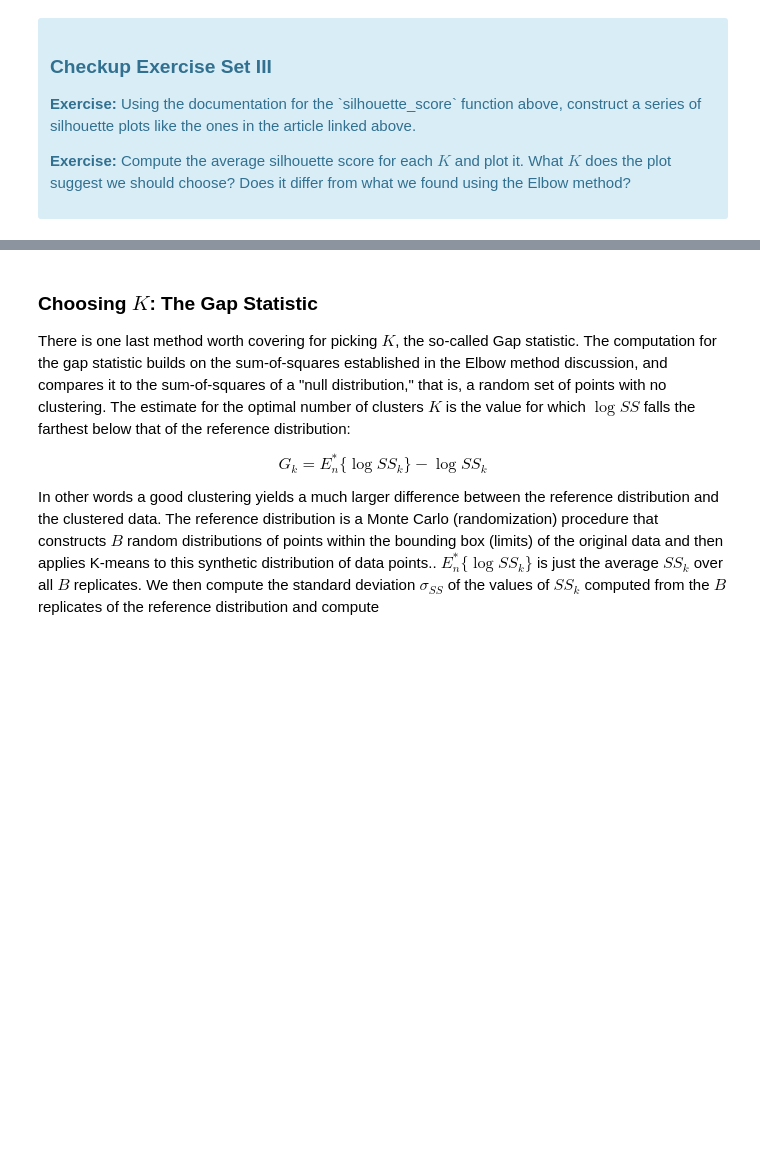
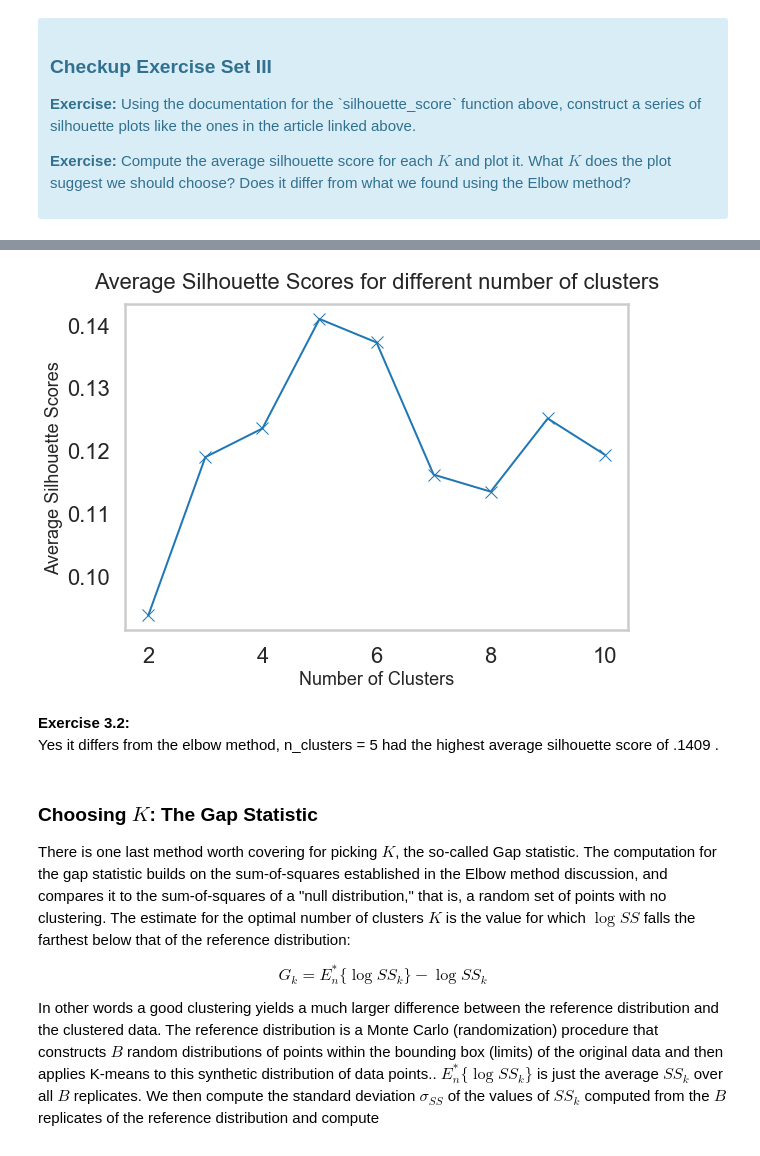
Before and after one commit to nina-driver/Springboard, a Jupyter notebook: 10 - Clustering/Mini_Project_Clustering.ipynb, the cells around one changed output, grey strips where cells are left out. Saved outputs shown, nothing was run; the diff lists cells and outputs as text; code cells hidden in the pictures; blank space fills up the shorter version.

```diff
--- a/10 - Clustering/Mini_Project_Clustering.ipynb
+++ b/10 - Clustering/Mini_Project_Clustering.ipynb
@@ -243,3 +299,26 @@ Fortunately, scikit-learn provides a function to compute this for us (phew!) cal
+# %%
+n_clusts = range(2,11)
+silhouette_avg_scores = []
+
+for k in n_clusts:
+    K_cluster = KMeans(n_clusters=k, random_state=10)
+    K_pred = K_cluster.fit_predict(x_cols)
+
+    silhouette_avg = silhouette_score(x_cols, K_pred)
+    silhouette_avg_scores.append(silhouette_avg)
+
+plt.figure(figsize=(9,6))
+plt.plot(range(2,11), silhouette_avg_scores, linewidth=2, marker='x')
+plt.xlabel("Number of Clusters", fontsize=18)
+plt.ylabel("Average Silhouette Scores", fontsize=18)
+plt.title("Average Silhouette Scores for different number of clusters", fontsize=22, y=1.03)
+plt.grid(False)
+plt.show()
+# %% [output]
+[figure, added]
+# %% [markdown]
+**Exercise 3.2:**
+Yes it differs from the elbow method, n_clusters = 5 had the highest average silhouette score of .1409 .
 # %% [markdown]
 ### Choosing $K$: The Gap Statistic
 
```
Also changed, not shown: parts of 14 cells of this notebook.
